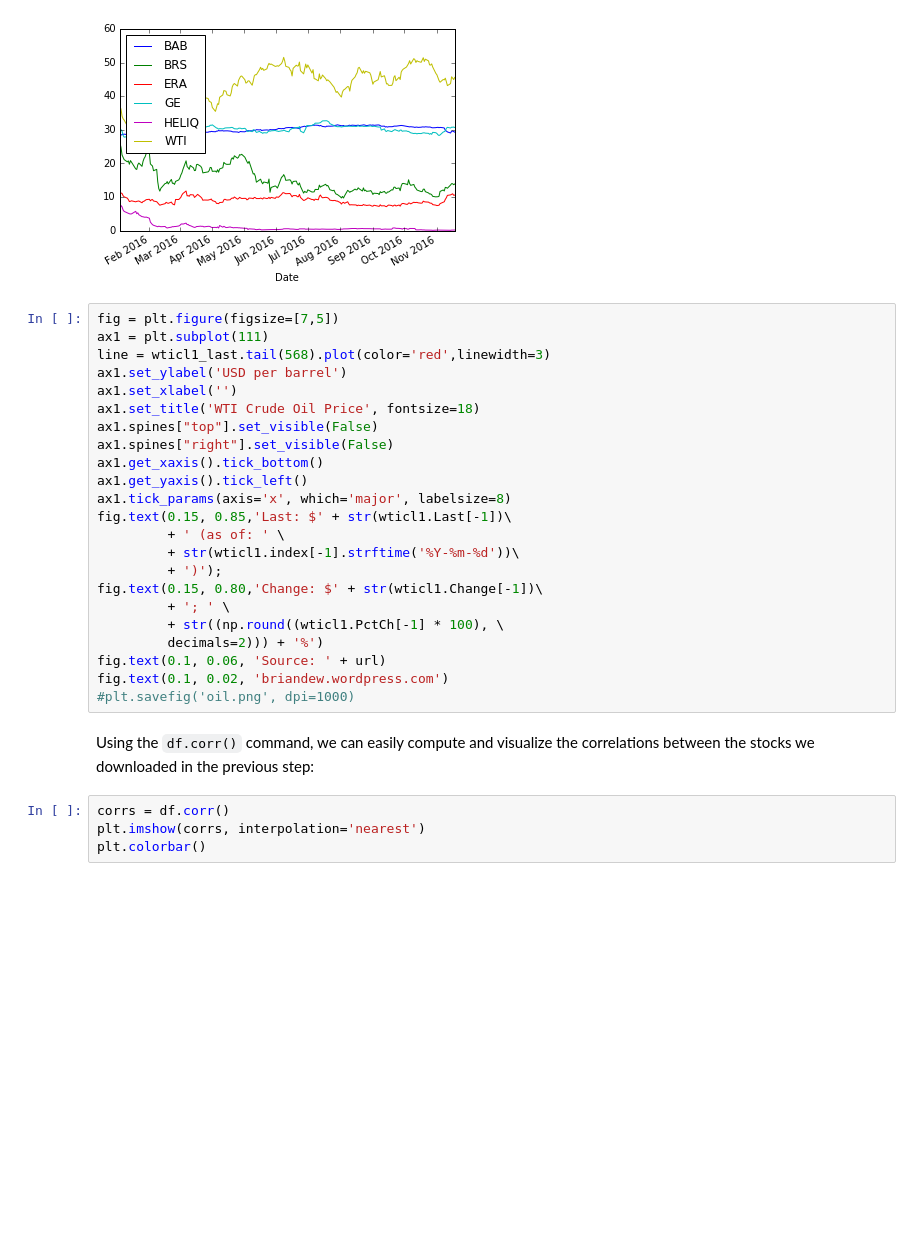
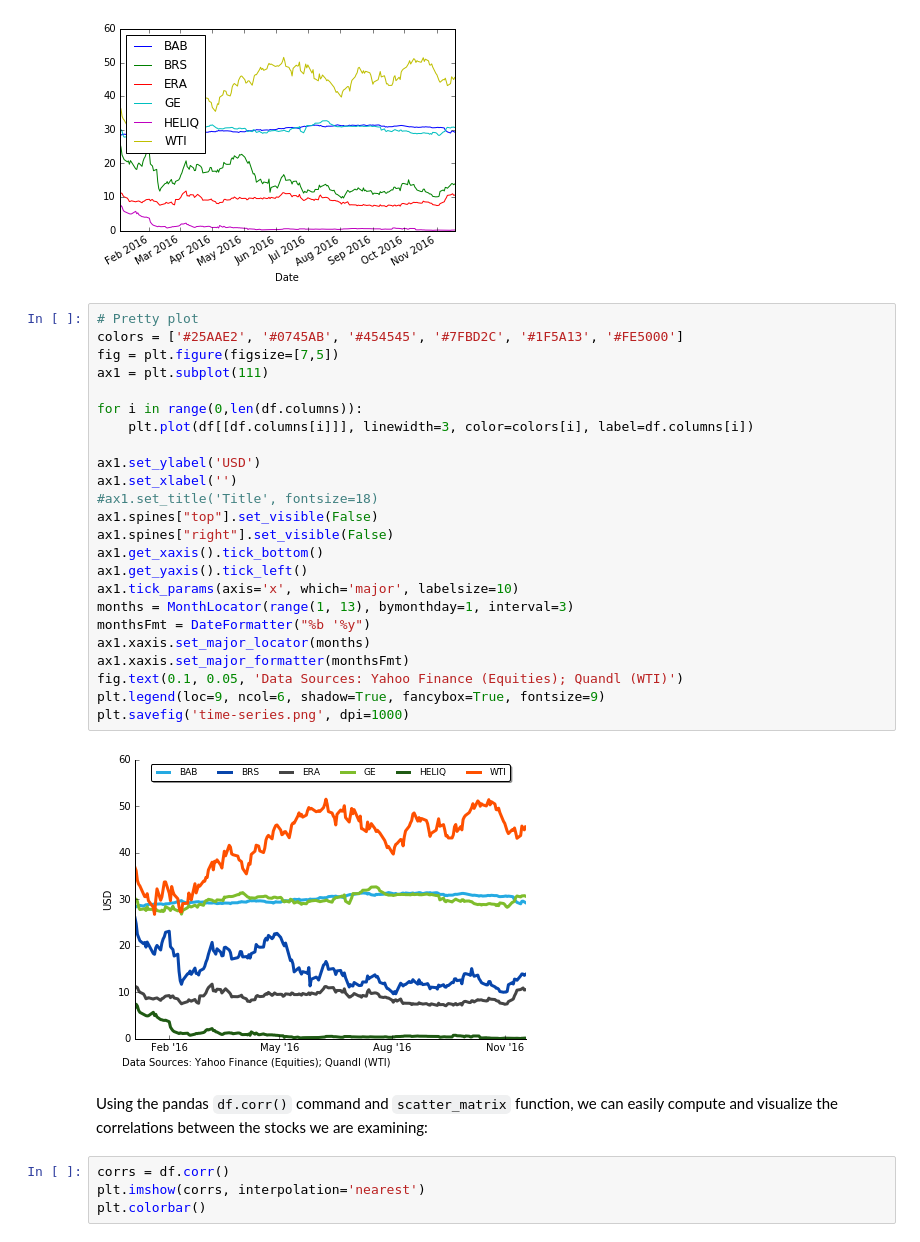
Before and after one commit to mkudija/General-Examples, a Jupyter notebook: Stock-Time-Series.ipynb, the cells around one changed output. Cells and saved outputs as stored; diff of their text form; blank space fills up the shorter version.

Commit message:
update plotting

```diff
--- a/Stock-Time-Series.ipynb
+++ b/Stock-Time-Series.ipynb
@@ -151,31 +153,34 @@ df.plot()
 plt.show()
 # %% [output]
 [figure]
-# %%
-fig = plt.figure(figsize=[7,5])
-ax1 = plt.subplot(111)
-line = wticl1_last.tail(568).plot(color='red',linewidth=3)
-ax1.set_ylabel('USD per barrel')
-ax1.set_xlabel('')
-ax1.set_title('WTI Crude Oil Price', fontsize=18)
-ax1.spines["top"].set_visible(False)
-ax1.spines["right"].set_visible(False)
-ax1.get_xaxis().tick_bottom()
-ax1.get_yaxis().tick_left()
-ax1.tick_params(axis='x', which='major', labelsize=8)
-fig.text(0.15, 0.85,'Last: $' + str(wticl1.Last[-1])\
-         + ' (as of: ' \
-         + str(wticl1.index[-1].strftime('%Y-%m-%d'))\
-         + ')');
-fig.text(0.15, 0.80,'Change: $' + str(wticl1.Change[-1])\
-         + '; ' \
-         + str((np.round((wticl1.PctCh[-1] * 100), \
-         decimals=2))) + '%')
-fig.text(0.1, 0.06, 'Source: ' + url)
-fig.text(0.1, 0.02, 'briandew.wordpress.com')
-#plt.savefig('oil.png', dpi=1000)
+# %%
+# Pretty plot
+colors = ['#25AAE2', '#0745AB', '#454545', '#7FBD2C', '#1F5A13', '#FE5000']
+fig = plt.figure(figsize=[7,5])
+ax1 = plt.subplot(111)
+
+for i in range(0,len(df.columns)):
+    plt.plot(df[[df.columns[i]]], linewidth=3, color=colors[i], label=df.columns[i])
+
+ax1.set_ylabel('USD')
+ax1.set_xlabel('')
+#ax1.set_title('Title', fontsize=18)
+ax1.spines["top"].set_visible(False)
+ax1.spines["right"].set_visible(False)
+ax1.get_xaxis().tick_bottom()
+ax1.get_yaxis().tick_left()
+ax1.tick_params(axis='x', which='major', labelsize=10)
+months = MonthLocator(range(1, 13), bymonthday=1, interval=3)
+monthsFmt = DateFormatter("%b '%y")
+ax1.xaxis.set_major_locator(months)
+ax1.xaxis.set_major_formatter(monthsFmt)
+fig.text(0.1, 0.05, 'Data Sources: Yahoo Finance (Equities); Quandl (WTI)')
+plt.legend(loc=9, ncol=6, shadow=True, fancybox=True, fontsize=9)
+plt.savefig('time-series.png', dpi=1000)
+# %% [output]
+[figure, added]
 # %% [markdown]
-Using the `df.corr()` command, we can easily compute and visualize the correlations between the stocks we downloaded in the previous step:
+Using the pandas `df.corr()` command and `scatter_matrix` function, we can easily compute and visualize the correlations between the stocks we are examining:
 # %%
 corrs = df.corr()
 plt.imshow(corrs, interpolation='nearest')
```
Also changed, not shown: parts of 1 cell of this notebook, 1 other file.
